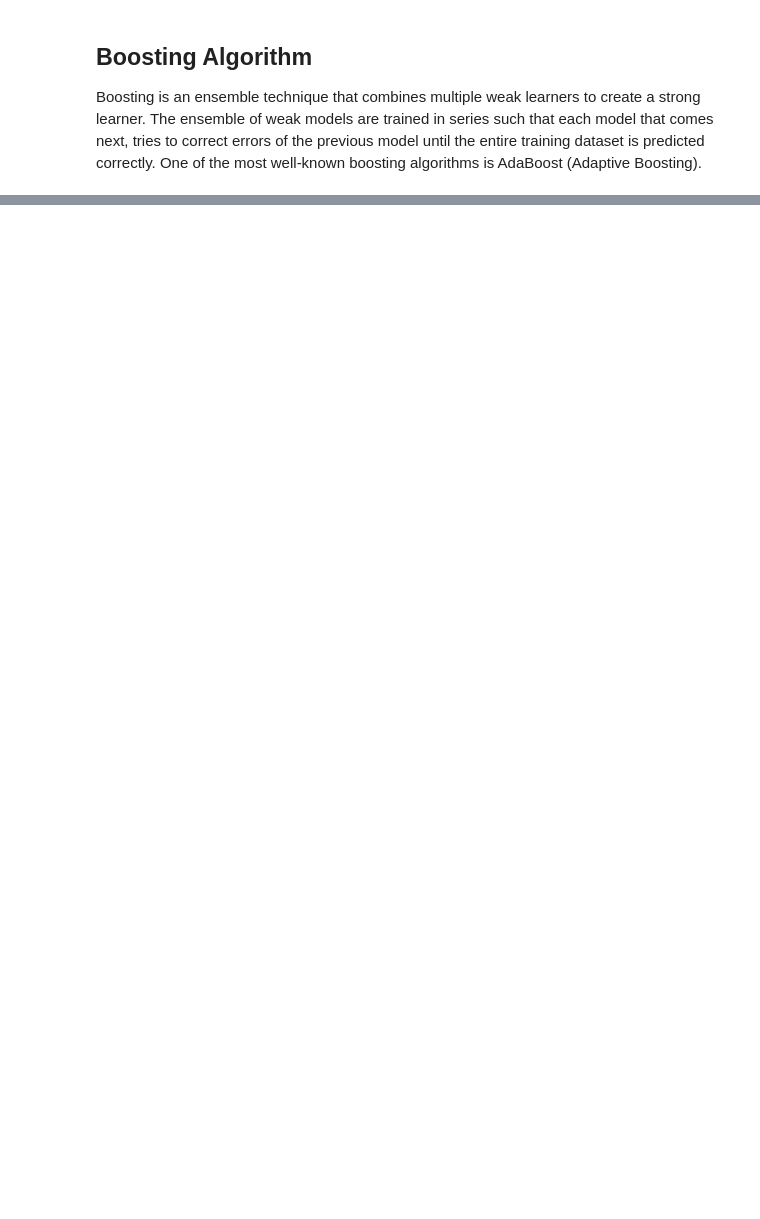
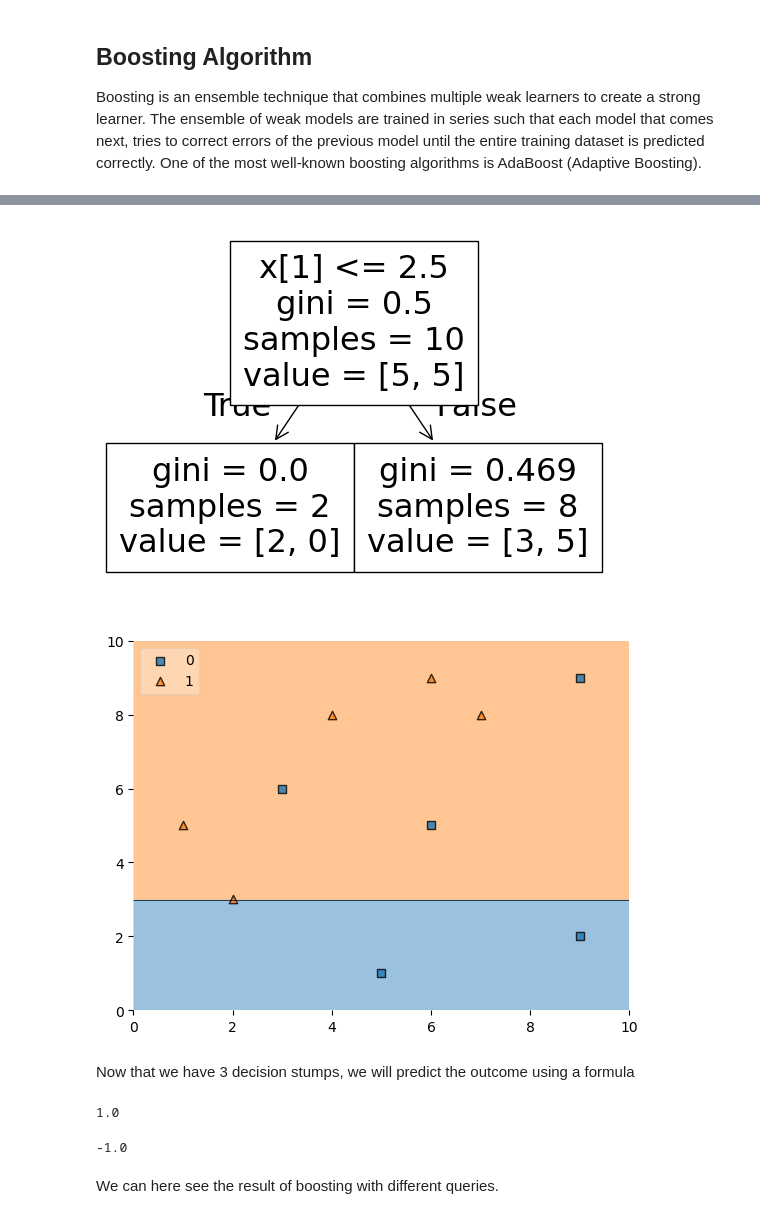
Before and after one commit to itsanishsingh/task-ensemble, a Jupyter notebook: task_ensemble.ipynb, the cells around one changed output, grey strips where cells are left out. Cells and saved outputs as stored; diff of their text form; code cells hidden in the pictures; blank space fills up the shorter version.

Commit message:
Implemented Boosting Ensemble

```diff
--- a/task_ensemble.ipynb
+++ b/task_ensemble.ipynb
@@ -168,0 +310,47 @@ Boosting is an ensemble technique that combines multiple weak learners to create
+# %%
+index_values = create_new_database(second_df)
+third_df = df.iloc[index_values, 0:4]
+dt3 = DecisionTreeClassifier(max_depth=1)
+X = df.iloc[:, 0:2].values
+y = df.iloc[:, 2].values
+dt3.fit(X, y)
+plot_tree(dt3)
+plt.show()
+plot_decision_regions(X, y, clf=dt3, legend=2)
+third_df["y_pred"] = dt3.predict(X)
+alpha3 = calculate_error(0.5)
+third_df["updated_weights"] = third_df.apply(update_error_3, axis=1)
+third_df["normalized_weights"] = third_df["updated_weights"]/third_df["updated_weights"].sum()
+third_df["custom_upper"] = np.cumsum(third_df["normalized_weights"])
+third_df["custom_lower"] = third_df["custom_upper"] - third_df["normalized_weights"]
+# %% [output]
+[figure, added]
+[figure, added]
+# %% [markdown]
+Now that we have 3 decision stumps, we will predict the outcome using a formula
+# %%
+query = np.array([1, 5]).reshape(1, 2)
+pred1 = dt1.predict(query)
+pred2 = dt2.predict(query)
+pred3 = dt3.predict(query)
+pred1 = 1 if pred1[0] > 0 else -1
+pred2 = 1 if pred2[0] > 0 else -1
+pred3 = 1 if pred3[0] > 0 else -1
+result = alpha1*pred1 + alpha2*pred2 + alpha3*pred3
+np.sign(result)
+# %% [output]
+1.0
+# %%
+query = np.array([9, 9]).reshape(1, 2)
+pred1 = dt1.predict(query)
+pred2 = dt2.predict(query)
+pred3 = dt3.predict(query)
+pred1 = 1 if pred1[0] > 0 else -1
+pred2 = 1 if pred2[0] > 0 else -1
+pred3 = 1 if pred3[0] > 0 else -1
+result = alpha1*pred1 + alpha2*pred2 + alpha3*pred3
+np.sign(result)
+# %% [output]
+-1.0
+# %% [markdown]
+We can here see the result of boosting with different queries.
```
Also changed, not shown: parts of 23 cells of this notebook.
